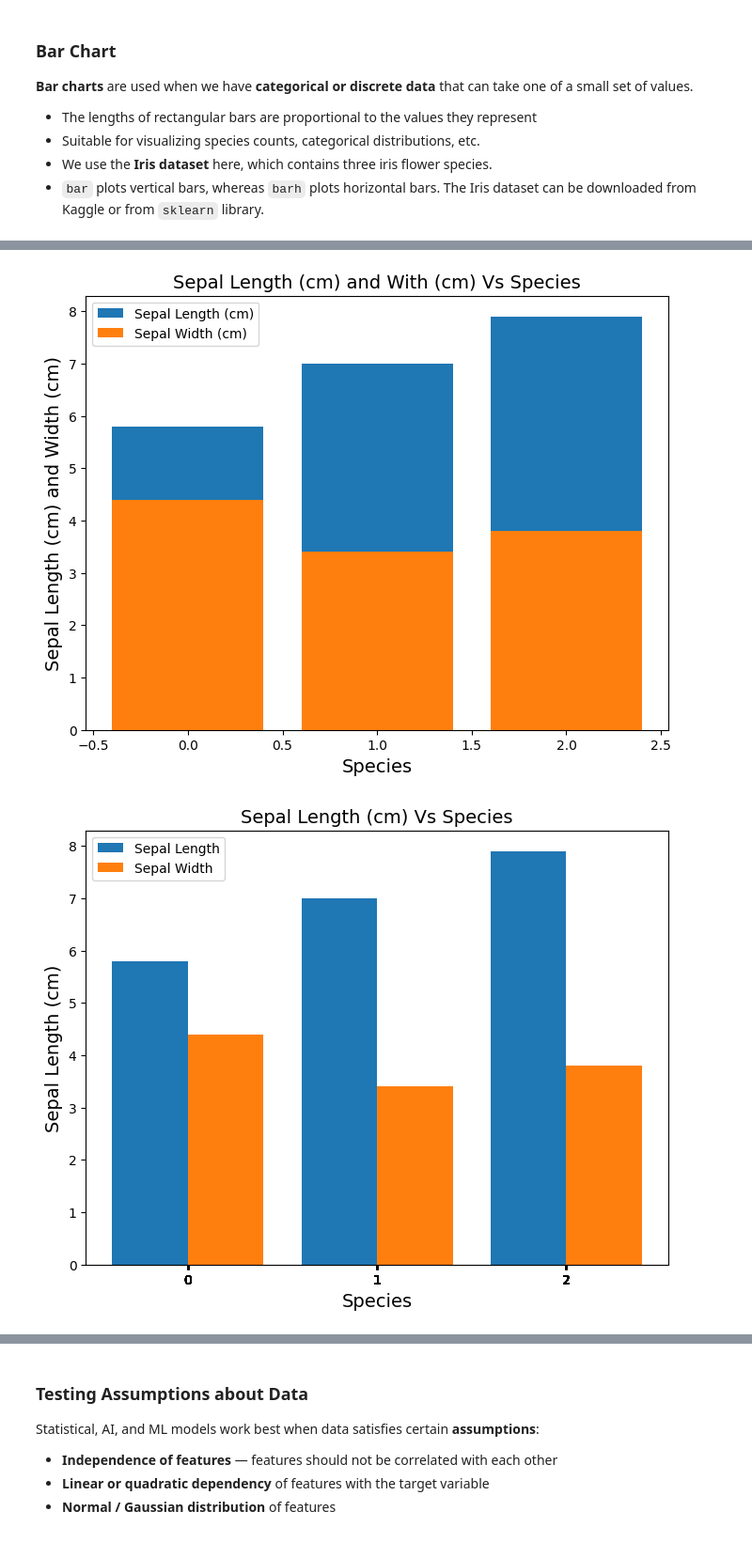
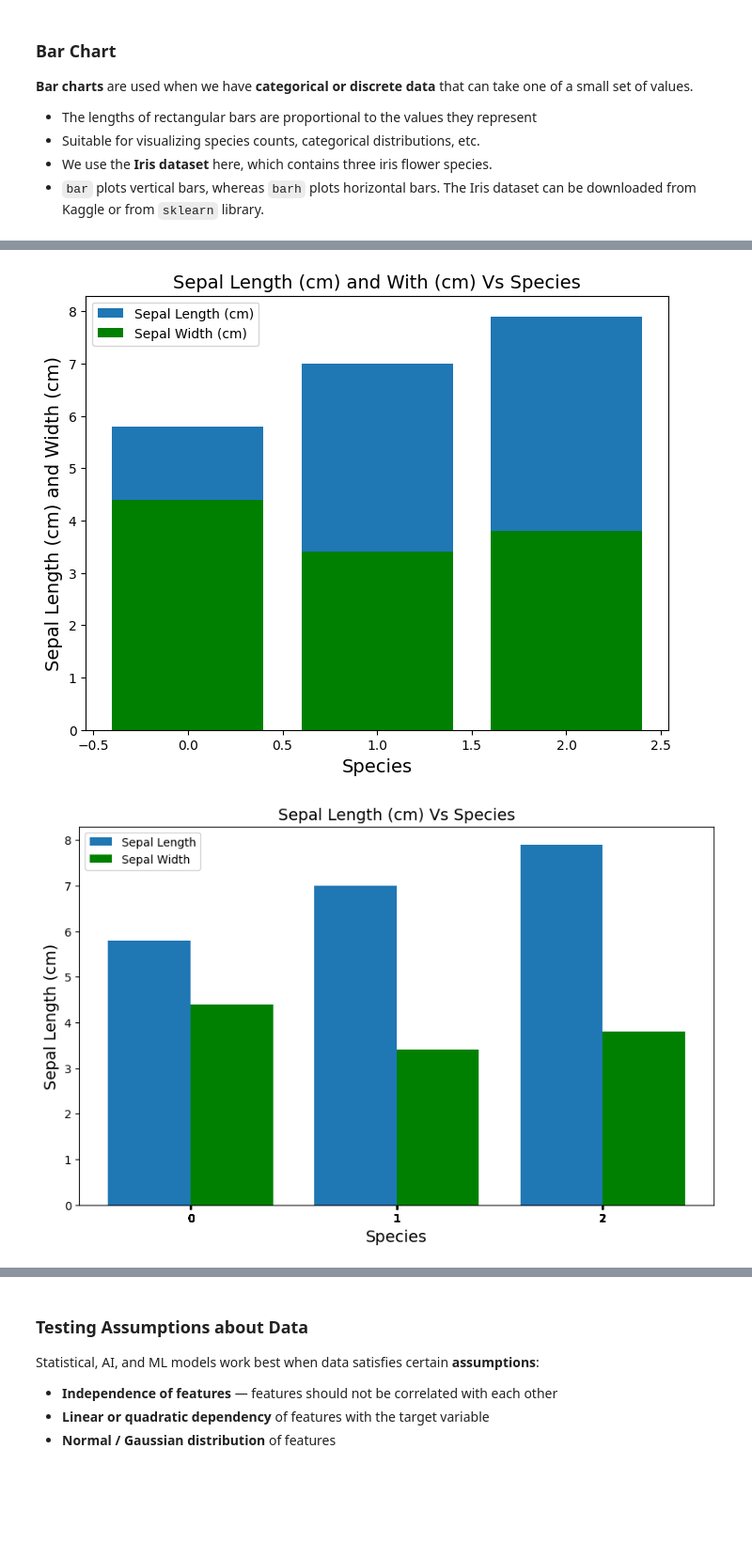
Before and after one commit to wasimnawaz1/programming_4_AI, a Jupyter notebook: Programming_for_AI,_Lectures_(Week_9)_Matplotlib.ipynb, the cells around one changed output, grey strips where cells are left out. Shown at 94% size. Drawn from its saved outputs; the diff is of its cells as text; code cells hidden in the pictures; blank space fills up the shorter version.

```diff
--- a/Programming_for_AI,_Lectures_(Week_9)_Matplotlib.ipynb
+++ b/Programming_for_AI,_Lectures_(Week_9)_Matplotlib.ipynb
@@ -281,7 +296,7 @@ plt.show()
 # %%
 # Generating a bar chart
 plt.bar(iris_data['species'], iris_data['sepal length (cm)'], label = 'Sepal Length (cm)')
-plt.bar(iris_data['species'], iris_data['sepal width (cm)'], label = 'Sepal Width (cm)')
+plt.bar(iris_data['species'], iris_data['sepal width (cm)'], label = 'Sepal Width (cm)', color='green')
 # Giving title and label names
 plt.title('Sepal Length (cm) and With (cm) Vs Species', fontsize=14)
 plt.xlabel('Species', fontsize=14)
@@ -289,26 +304,27 @@ plt.ylabel('Sepal Length (cm) and Width (cm)', fontsize=14)
 plt.legend()
 plt.show()
 # %% [output]
-[figure, old version]
+[figure, new version]
 # %%
 import numpy as np
 species_names = iris_data['species'].unique()
 
 x = np.arange(len(species_names))
 w = 0.4
+plt.figure(figsize=(10, 6))
 plt.bar(iris_data['species'] - w/2, iris_data['sepal length (cm)'], w, label='Sepal Length')     # plt.bar(x, y or height, width)
-plt.bar(iris_data['species'] + w/2, iris_data['sepal width (cm)'], w, label='Sepal Width')
+plt.bar(iris_data['species'] + w/2, iris_data['sepal width (cm)'], w, label='Sepal Width', color='green')
 
 plt.xticks(iris_data['species'])
 
 plt.title('Sepal Length (cm) Vs Species', fontsize=14)
 plt.xlabel('Species', fontsize=14)
 plt.ylabel('Sepal Length (cm)', fontsize=14)
 
 plt.legend()
 plt.show()
 # %% [output]
-[figure, old version]
+[figure, new version]
 # %%
 # Bar Chart --- Another Example
 
```
Also changed, not shown: parts of 34 cells of this notebook.
